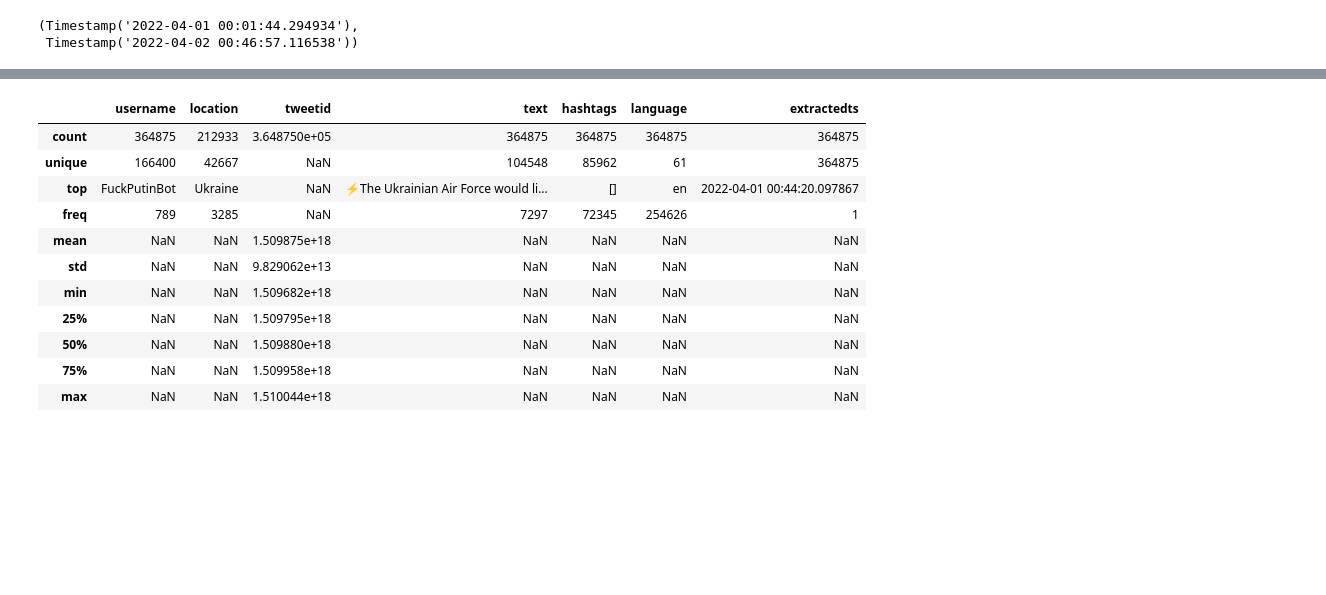
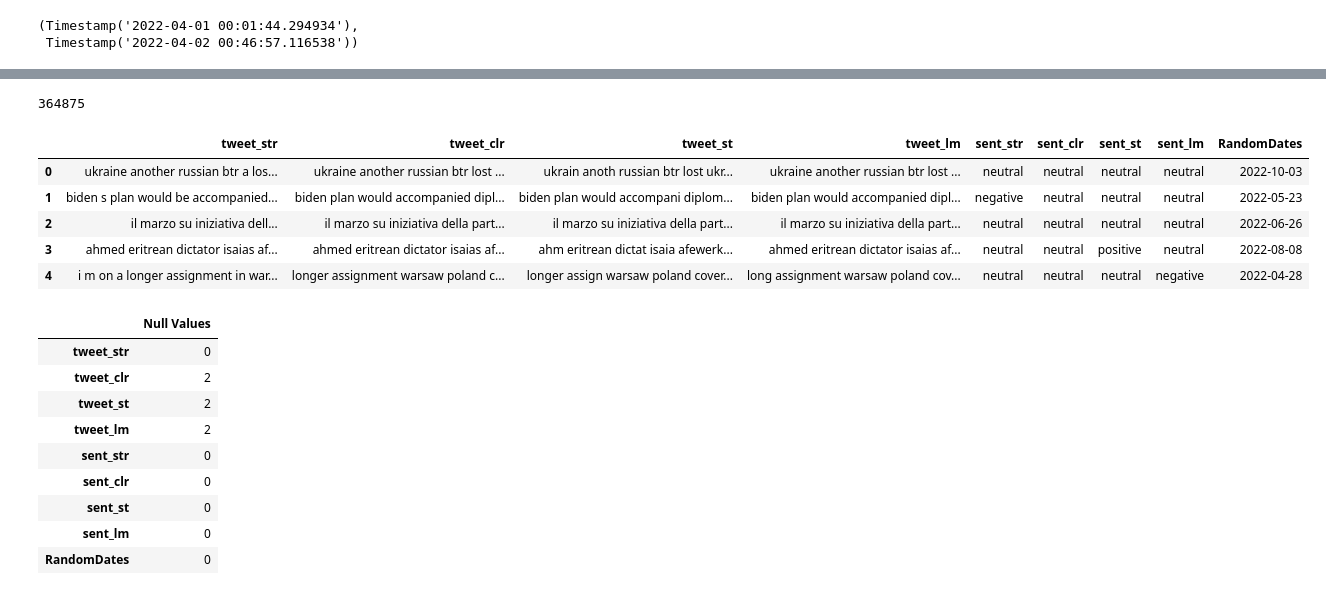
Before and after one commit to CCT-MastersDA/cct-sem2-ca2, a Jupyter notebook: jupyter/ca2-jupyter.ipynb, the cells around one changed output, grey strips where cells are left out. Saved outputs shown, nothing was run; the diff lists cells and outputs as text; code cells hidden in the pictures; blank space fills up the shorter version.

Commit message:
Zip datasets + data prep steps

```diff
--- a/jupyter/ca2-jupyter.ipynb
+++ b/jupyter/ca2-jupyter.ipynb
@@ -240,0 +295,9 @@ tweets_proc.head()
+# %%
+# getting tweets from the archive
+tweets_proc = pd.read_csv(TWEETS_SENT, encoding='utf-8')
+
+# size of the data
+print(f'{len(tweets_proc)}')
+
+# display the first rows
+tweets_proc.head()
@@ -245,15 +319,0 @@ len(tweets_proc)
-# %%
-# getting the tweets list from the dataframe
-tweets_list = tweets_df['text'].values
-
-# processing retrieved data using text processing
-tweets_proc = process_tweets(tweets_list)
-
-# concat result with exiting dataframe
-tweets_df = pd.concat([tweets_df, tweets_proc])
-
-# storing the processed data in the datasets/tweets-online folder
-tweets_df.to_csv(get_collected_twitter_file_path())
-
-# show the tweets collected
-tweets_df.head()
@@ -293,16 +319,0 @@ dataset['extractedts'].min(), dataset['extractedts'].max()
-# %%
-# describing the data
-dataset.describe(include='all')
-# %% [output]
-|  | username | location | tweetid | text | hashtags | language | extractedts |
-| count | 364875 | 212933 | 3.648750e+05 | 364875 | 364875 | 364875 | 364875 |
-| unique | 166400 | 42667 | NaN | 104548 | 85962 | 61 | 364875 |
-| top | FuckPutinBot | Ukraine | NaN | ⚡The Ukrainian Air Force would li... | [] | en | 2022-04-01 00:44:20.097867 |
-| freq | 789 | 3285 | NaN | 7297 | 72345 | 254626 | 1 |
-| mean | NaN | NaN | 1.509875e+18 | NaN | NaN | NaN | NaN |
-| std | NaN | NaN | 9.829062e+13 | NaN | NaN | NaN | NaN |
-| min | NaN | NaN | 1.509682e+18 | NaN | NaN | NaN | NaN |
-| 25% | NaN | NaN | 1.509795e+18 | NaN | NaN | NaN | NaN |
-| 50% | NaN | NaN | 1.509880e+18 | NaN | NaN | NaN | NaN |
-| 75% | NaN | NaN | 1.509958e+18 | NaN | NaN | NaN | NaN |
-| max | NaN | NaN | 1.510044e+18 | NaN | NaN | NaN | NaN |
@@ -336,0 +320,39 @@ else:
+# %%
+# concatenate the sentiment and the original dataset
+tweets_final = pd.concat([tweets_df, tweets_proc, random_dates_column], axis=1)
+
+print(f'{len(tweets_final)}')
+
+# independent variables to be tested from the dataset
+X_names = ['tweet_str', 'tweet_clr', 'tweet_st', 'tweet_lm']
+# target variables for each column to be tested
+y_names = ['sent_str', 'sent_clr', 'sent_st', 'sent_lm']
+# ramdom date
+col_date = ['RandomDates']
+
+# keeping only the relevant columns for the analysis
+col_names = X_names + y_names + col_date
+tweets_final = tweets_final[col_names]
+tweets_final.head()
+# %% [output]
+364875
+|  | tweet_str | tweet_clr | tweet_st | tweet_lm | sent_str | sent_clr | sent_st | sent_lm | RandomDates |
+| 0 | ukraine another russian btr a los... | ukraine another russian btr lost ... | ukrain anoth russian btr lost ukr... | ukraine another russian btr lost ... | neutral | neutral | neutral | neutral | 2022-10-03 |
+| 1 | biden s plan would be accompanied... | biden plan would accompanied dipl... | biden plan would accompani diplom... | biden plan would accompanied dipl... | negative | neutral | neutral | neutral | 2022-05-23 |
+| 2 | il marzo su iniziativa dell... | il marzo su iniziativa della part... | il marzo su iniziativa della part... | il marzo su iniziativa della part... | neutral | neutral | neutral | neutral | 2022-06-26 |
+| 3 | ahmed eritrean dictator isaias af... | ahmed eritrean dictator isaias af... | ahm eritrean dictat isaia afewerk... | ahmed eritrean dictator isaias af... | neutral | neutral | positive | neutral | 2022-08-08 |
+| 4 | i m on a longer assignment in war... | longer assignment warsaw poland c... | longer assign warsaw poland cover... | long assignment warsaw poland cov... | neutral | neutral | neutral | negative | 2022-04-28 |
+# %%
+# checking for null values
+pd.DataFrame(tweets_final.isnull().sum(), columns=['Null Values'])
+# %% [output]
+|  | Null Values |
+| tweet_str | 0 |
+| tweet_clr | 2 |
+| tweet_st | 2 |
+| tweet_lm | 2 |
+| sent_str | 0 |
+| sent_clr | 0 |
+| sent_st | 0 |
+| sent_lm | 0 |
+| RandomDates | 0 |
```
Also changed, not shown: parts of 30 cells of this notebook, 4 other files.
